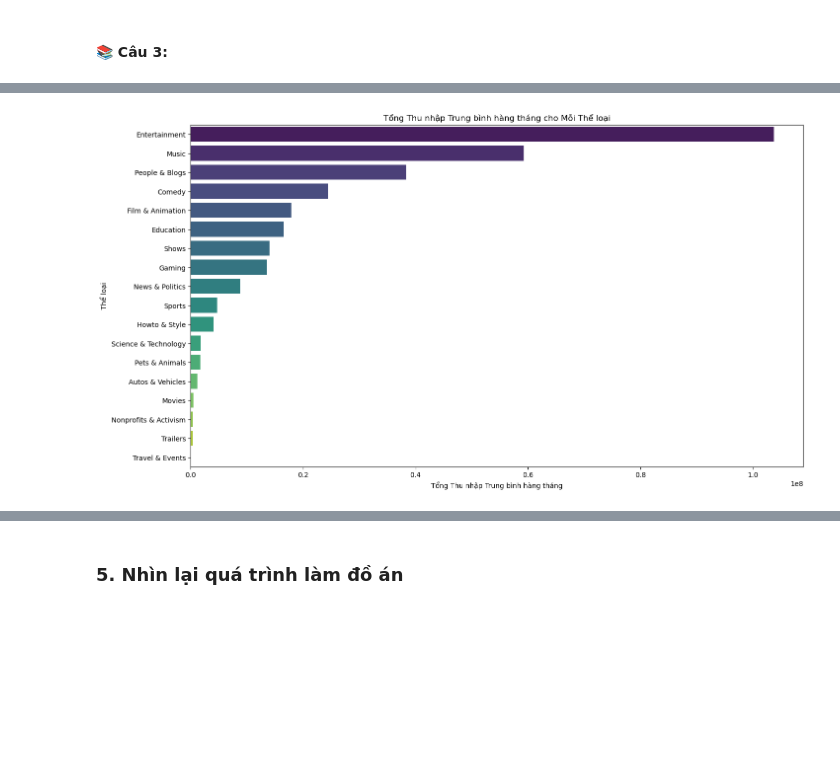
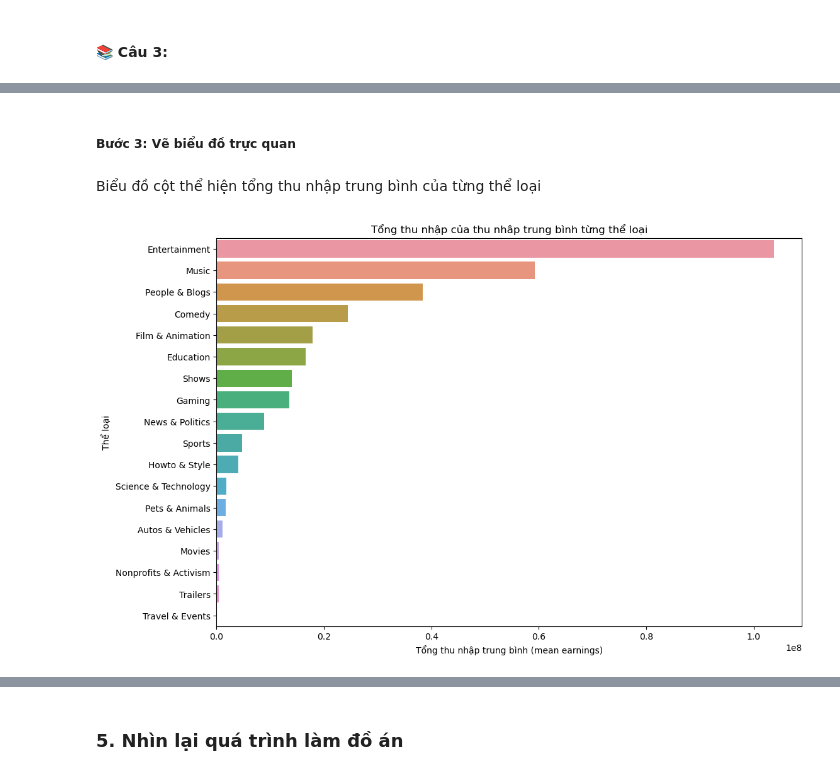
Before and after one commit to BaoDias2505/Final_Project_P4DS, a Jupyter notebook: 21127221_21127583.ipynb, the cells around one changed output, grey strips where cells are left out. Drawn from its saved outputs; the diff is of its cells as text; code cells hidden in the pictures; blank space fills up the shorter version.

```diff
--- a/21127221_21127583.ipynb
+++ b/21127221_21127583.ipynb
@@ -736,0 +738,5 @@ Step 2:
+# %%
+data['mean earnings'] = (data['highest_monthly_earnings']+data['lowest_monthly_earnings'])/2
+data['mean earnings per view'] = data['mean earnings']/data['video_views_for_the_last_30_days']
+earnings_by_category = data.groupby('category')['mean earnings per view'].mean().reset_index()
+earnings_by_category = earnings_by_category.rename(columns={'mean earnings per view': 'average earnings per view'})
@@ -737,2 +780,3 @@ Step 2:
 # %%
-earnings_per_cat = data.groupby(['category'])['mean earnings'].sum().reset_index().sort_values('mean earnings', ascending = False)
+earnings_per_cat = data.groupby(['category'])['mean earnings'].sum().reset_index().sort_values('mean earnings', ascending=False)
+earnings_per_cat['relative earnings'] = earnings_per_cat['mean earnings'] / earnings_per_cat['mean earnings'].sum()
@@ -741,9 +805,13 @@ Step 3:
+# %% [markdown]
+##### Bước 3: Vẽ biểu đồ trực quan
+# %% [markdown]
+Biểu đồ cột thể hiện tổng thu nhập trung bình của từng thể loại
 # %%
-plt.figure(figsize=(16, 9))
-sns.barplot(data=earnings_per_cat, x='mean earnings', y='category', palette='viridis')
-plt.title('Tổng Thu nhập Trung bình hàng tháng cho Mỗi Thể loại')
-plt.xlabel('Tổng Thu nhập Trung bình hàng tháng')
+plt.figure(figsize=(12, 8))
+sns.barplot(x='mean earnings', y='category', data=earnings_per_cat)
+plt.title('Tổng thu nhập của thu nhâp trung bình từng thể loại')
+plt.xlabel('Tổng thu nhập trung bình (mean earnings)')
 plt.ylabel('Thể loại')
 plt.show()
 # %% [output]
-[figure, old version]
+[figure, new version]
```
Also changed, not shown: parts of 19 cells of this notebook.
